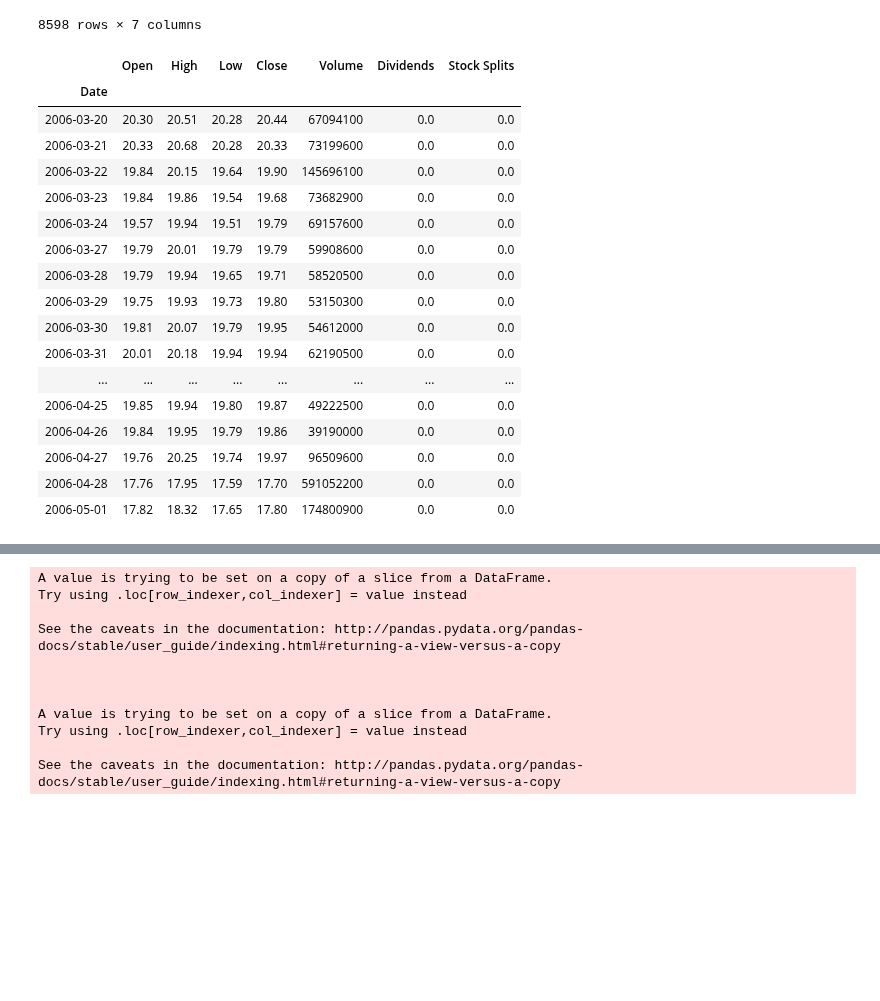
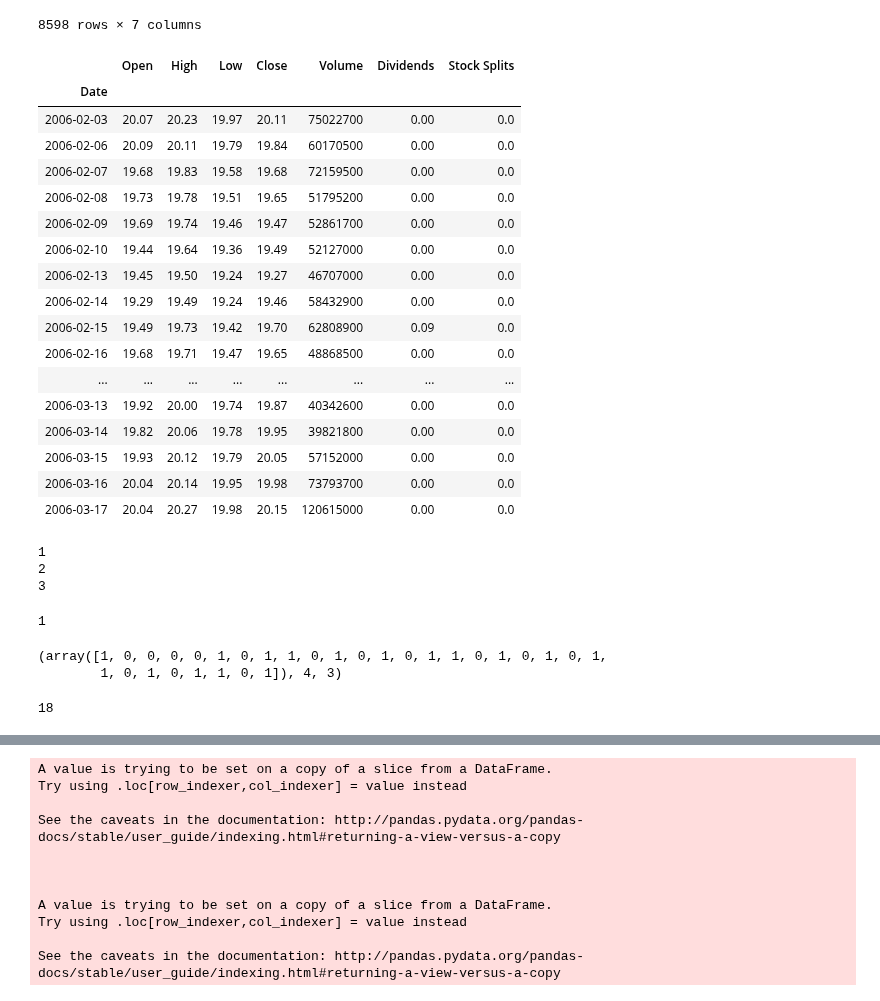
Before and after one commit to HaochengYe/Backtesting, a Jupyter notebook: Test.ipynb, the cells around one changed output, grey strips where cells are left out. Cells and saved outputs as stored; diff of their text form; code cells hidden in the pictures; blank space fills up the shorter version.

```diff
--- a/Test.ipynb
+++ b/Test.ipynb
@@ -97,24 +94,24 @@ def dta_transformation(data, est_h):
 
     return x, y
 # %%
-test_data = hist.iloc[5050:5080]
+test_data = hist.iloc[5020:5050]
 test_data
 # %% [output]
 |  | Open | High | Low | Close | Volume | Dividends | Stock Splits |
 | Date |  |  |  |  |  |  |  |
-| 2006-03-20 | 20.30 | 20.51 | 20.28 | 20.44 | 67094100 | 0.0 | 0.0 |
-| 2006-03-21 | 20.33 | 20.68 | 20.28 | 20.33 | 73199600 | 0.0 | 0.0 |
-| 2006-03-22 | 19.84 | 20.15 | 19.64 | 19.90 | 145696100 | 0.0 | 0.0 |
-| 2006-03-23 | 19.84 | 19.86 | 19.54 | 19.68 | 73682900 | 0.0 | 0.0 |
-| 2006-03-24 | 19.57 | 19.94 | 19.51 | 19.79 | 69157600 | 0.0 | 0.0 |
-| 2006-03-27 | 19.79 | 20.01 | 19.79 | 19.79 | 59908600 | 0.0 | 0.0 |
-| 2006-03-28 | 19.79 | 19.94 | 19.65 | 19.71 | 58520500 | 0.0 | 0.0 |
-| 2006-03-29 | 19.75 | 19.93 | 19.73 | 19.80 | 53150300 | 0.0 | 0.0 |
-| 2006-03-30 | 19.81 | 20.07 | 19.79 | 19.95 | 54612000 | 0.0 | 0.0 |
-| 2006-03-31 | 20.01 | 20.18 | 19.94 | 19.94 | 62190500 | 0.0 | 0.0 |
+| 2006-02-03 | 20.07 | 20.23 | 19.97 | 20.11 | 75022700 | 0.00 | 0.0 |
+| 2006-02-06 | 20.09 | 20.11 | 19.79 | 19.84 | 60170500 | 0.00 | 0.0 |
+| 2006-02-07 | 19.68 | 19.83 | 19.58 | 19.68 | 72159500 | 0.00 | 0.0 |
+| 2006-02-08 | 19.73 | 19.78 | 19.51 | 19.65 | 51795200 | 0.00 | 0.0 |
+| 2006-02-09 | 19.69 | 19.74 | 19.46 | 19.47 | 52861700 | 0.00 | 0.0 |
+| 2006-02-10 | 19.44 | 19.64 | 19.36 | 19.49 | 52127000 | 0.00 | 0.0 |
+| 2006-02-13 | 19.45 | 19.50 | 19.24 | 19.27 | 46707000 | 0.00 | 0.0 |
+| 2006-02-14 | 19.29 | 19.49 | 19.24 | 19.46 | 58432900 | 0.00 | 0.0 |
+| 2006-02-15 | 19.49 | 19.73 | 19.42 | 19.70 | 62808900 | 0.09 | 0.0 |
+| 2006-02-16 | 19.68 | 19.71 | 19.47 | 19.65 | 48868500 | 0.00 | 0.0 |
 | ... | ... | ... | ... | ... | ... | ... | ... |
-| 2006-04-25 | 19.85 | 19.94 | 19.80 | 19.87 | 49222500 | 0.0 | 0.0 |
-| 2006-04-26 | 19.84 | 19.95 | 19.79 | 19.86 | 39190000 | 0.0 | 0.0 |
-| 2006-04-27 | 19.76 | 20.25 | 19.74 | 19.97 | 96509600 | 0.0 | 0.0 |
-| 2006-04-28 | 17.76 | 17.95 | 17.59 | 17.70 | 591052200 | 0.0 | 0.0 |
-| 2006-05-01 | 17.82 | 18.32 | 17.65 | 17.80 | 174800900 | 0.0 | 0.0 |
+| 2006-03-13 | 19.92 | 20.00 | 19.74 | 19.87 | 40342600 | 0.00 | 0.0 |
+| 2006-03-14 | 19.82 | 20.06 | 19.78 | 19.95 | 39821800 | 0.00 | 0.0 |
+| 2006-03-15 | 19.93 | 20.12 | 19.79 | 20.05 | 57152000 | 0.00 | 0.0 |
+| 2006-03-16 | 20.04 | 20.14 | 19.95 | 19.98 | 73793700 | 0.00 | 0.0 |
+| 2006-03-17 | 20.04 | 20.27 | 19.98 | 20.15 | 120615000 | 0.00 | 0.0 |
@@ -120,0 +120,28 @@ test_data
+# %%
+count_1 = 0
+count_0 = 0
+
+for i in range(len(temp)-1):
+    if (temp[i] == 1) & (temp[i+1] == 1):
+        count_1 += 1
+
+    elif (temp[i] == 0) & (temp[i+1] == 0):
+        print(i)
+        count_0 += 1
+# %% [output]
+1
+2
+3
+# %%
+temp[7]
+# %% [output]
+1
+# %%
+temp, count_1, count_0
+# %% [output]
+(array([1, 0, 0, 0, 0, 1, 0, 1, 1, 0, 1, 0, 1, 0, 1, 1, 0, 1, 0, 1, 0, 1,
+        1, 0, 1, 0, 1, 1, 0, 1]), 4, 3)
+# %%
+(test_data['Close'] <= 19.8).sum()
+# %% [output]
+18
```
Also changed, not shown: parts of 13 cells of this notebook, 2 other files.
